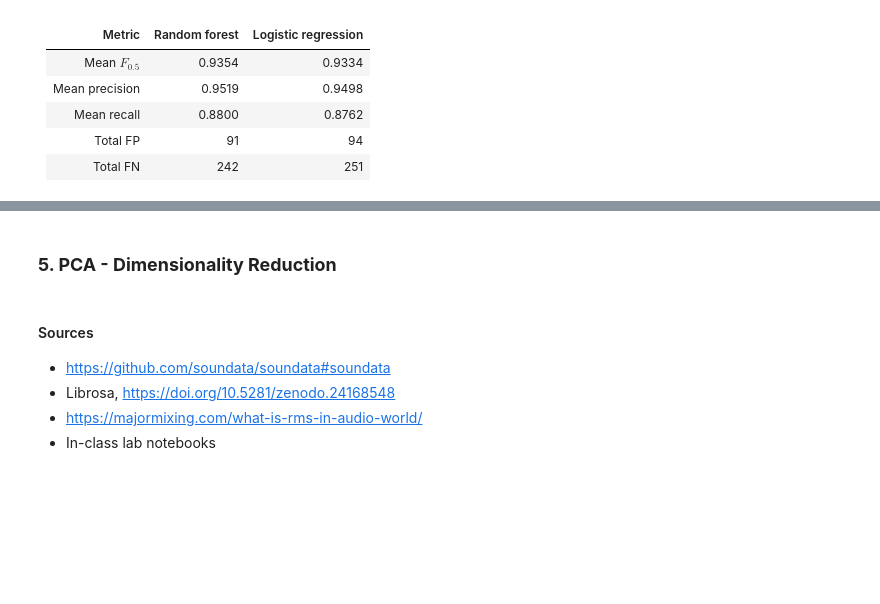
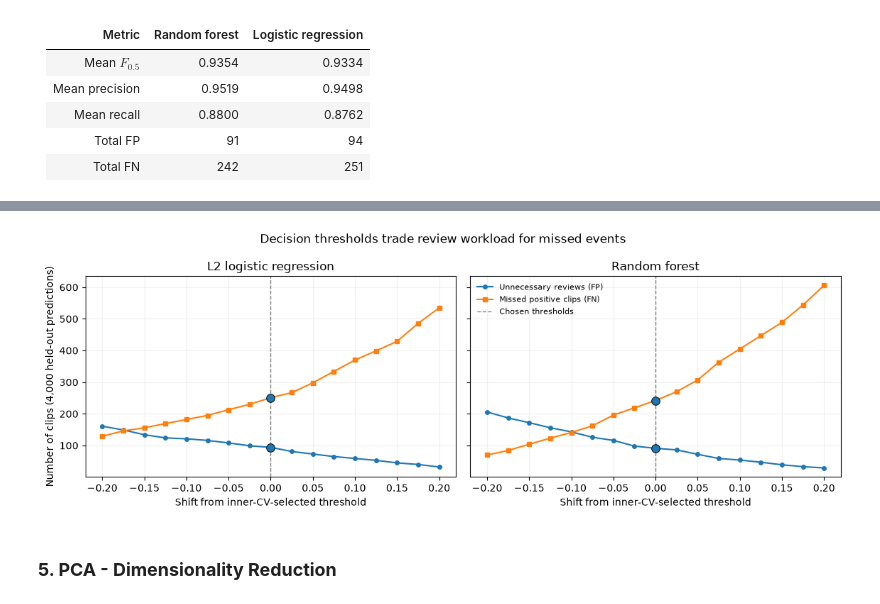
Before and after one commit to jkaphammer/UrbanSound-Analysis, a Jupyter notebook: UrbanSound.ipynb, the cells around one changed output, grey strips where cells are left out. Saved outputs shown, nothing was run; the diff lists cells and outputs as text; code cells hidden in the pictures; blank space fills up the shorter version.

```diff
--- a/UrbanSound.ipynb
+++ b/UrbanSound.ipynb
@@ -956,8 +1007,41 @@ Random forest held-out prediction validation passed
+# %%
+#based on lab 2: counting errors as decision threshold changes
+#each recording uses the threshold that was independently selected for its outer fold.
+#the shifts are POST-HOC diagnostics only; do not tune on these held-out curves!!!
+shifts = np.linspace(-0.20, 0.20, 17)
+fig, axes = plt.subplots(1, 2, figsize=(11.5, 4.1), sharey=True)
+for ax, name, oof, fold_scores in [
+    (axes[0], "L2 logistic regression", logistic_oof, logistic_df),
+    (axes[1], "Random forest", rf_oof, rf_df),
+]:
+    tbl = oof.merge(fold_scores[["fold", "threshold"]], on="fold", validate="many_to_one")
+    y_true = tbl["actual"].to_numpy()
+    proba = tbl["probability"].to_numpy()
+    chosen = tbl["threshold"].to_numpy()
+    fp_values, fn_values = [], []
+    for shift in shifts:
+        pred = (proba >= np.clip(chosen + shift, 0, 1)).astype(int)
+        tn, fp, fn, tp = confusion_matrix(y_true, pred, labels=[0, 1]).ravel()
+        fp_values.append(int(fp))
+        fn_values.append(int(fn))
+    #zero shift = reproduces
+    zero = int(np.argmin(np.abs(shifts)))
+    assert fp_values[zero] == int(fold_scores["false_positives"].sum())
+    assert fn_values[zero] == int(fold_scores["false_negatives"].sum())
+    ax.plot(shifts, fp_values, "o-", markersize=4, label="Unnecessary reviews (FP)")
+    ax.plot(shifts, fn_values, "s-", markersize=4, label="Missed positive clips (FN)")
+    ax.axvline(0, color="grey", ls="--", lw=1, label="Chosen thresholds")
+    ax.scatter([0, 0], [fp_values[zero], fn_values[zero]], s=70, zorder=4,
+               edgecolors="black", linewidths=0.7)
+    ax.set_title(name)
+    ax.set_xlabel("Shift from inner-CV-selected threshold")
+    ax.grid(alpha=0.18)
+axes[0].set_ylabel("Number of clips (4,000 held-out predictions)")
+axes[1].legend(fontsize=8, frameon=False)
+fig.suptitle("Decision thresholds trade review workload for missed events", fontsize=12)
+fig.tight_layout()
+plt.show()
+# %% [output]
+[figure, added]
 # %% [markdown]
 ### **5. PCA - Dimensionality Reduction**
-# %% [markdown]
-#### Sources
-- https://github.com/soundata/soundata#soundata
-- Librosa, https://doi.org/10.5281/zenodo.24168548
-- https://majormixing.com/what-is-rms-in-audio-world/
-- In-class lab notebooks
```
Also changed, not shown: parts of 40 cells of this notebook, 3 other files.
